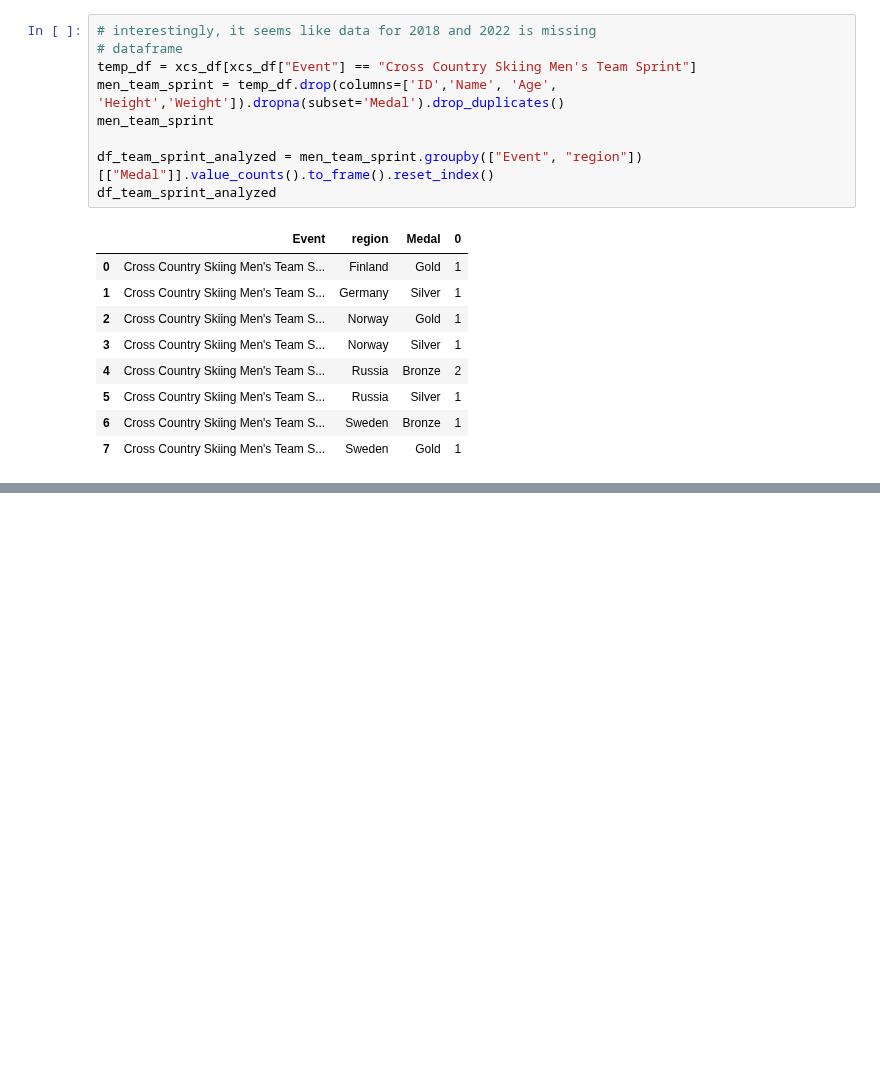
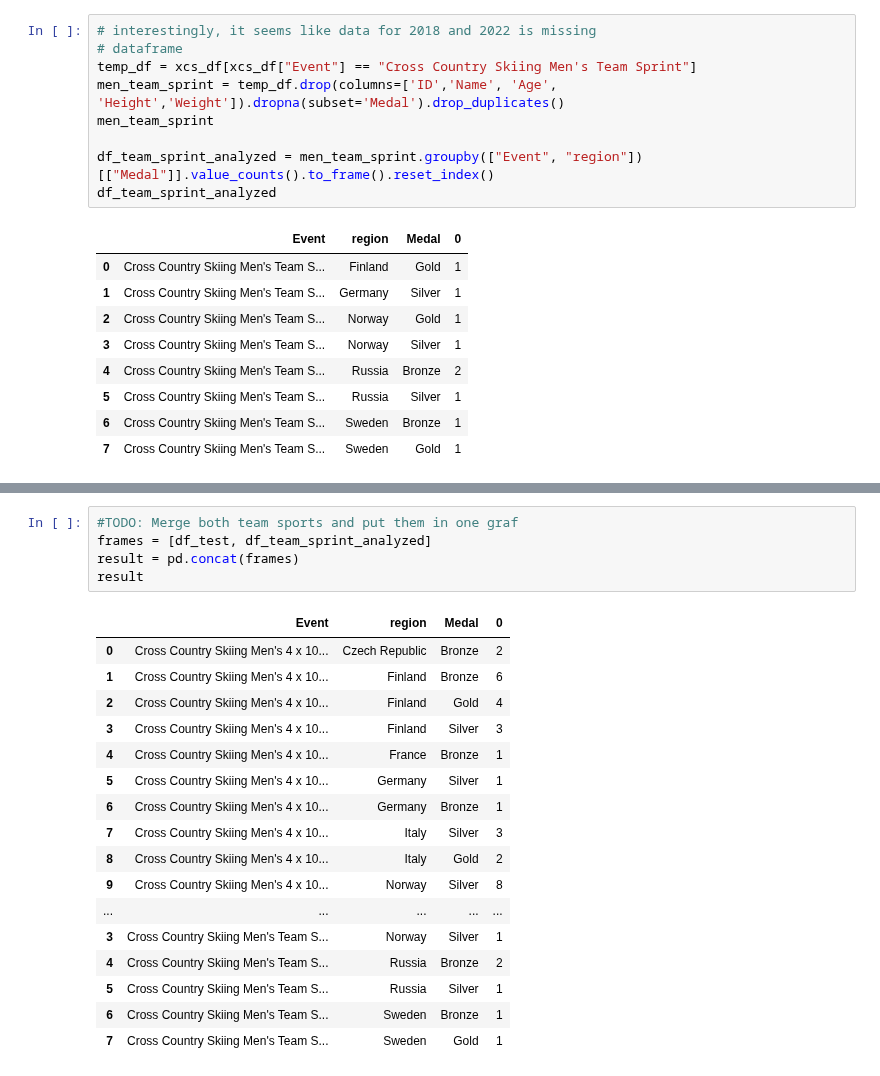
Before and after one commit to wlinds/ITHS-Projekt-OS, a Jupyter notebook: Notes/jonas_uppgift_2_clean.ipynb, the cells around one changed output, grey strips where cells are left out. Drawn from its saved outputs; the diff is of its cells as text; blank space fills up the shorter version.

Commit message:
concating dfs working

```diff
--- a/Notes/jonas_uppgift_2_clean.ipynb
+++ b/Notes/jonas_uppgift_2_clean.ipynb
@@ -85,0 +91,23 @@ df_team_sprint_analyzed
+# %%
+#TODO: Merge both team sports and put them in one graf
+frames = [df_test, df_team_sprint_analyzed]
+result = pd.concat(frames)
+result
+# %% [output]
+|  | Event | region | Medal | 0 |
+| 0 | Cross Country Skiing Men's 4 x 10... | Czech Republic | Bronze | 2 |
+| 1 | Cross Country Skiing Men's 4 x 10... | Finland | Bronze | 6 |
+| 2 | Cross Country Skiing Men's 4 x 10... | Finland | Gold | 4 |
+| 3 | Cross Country Skiing Men's 4 x 10... | Finland | Silver | 3 |
+| 4 | Cross Country Skiing Men's 4 x 10... | France | Bronze | 1 |
+| 5 | Cross Country Skiing Men's 4 x 10... | Germany | Silver | 1 |
+| 6 | Cross Country Skiing Men's 4 x 10... | Germany | Bronze | 1 |
+| 7 | Cross Country Skiing Men's 4 x 10... | Italy | Silver | 3 |
+| 8 | Cross Country Skiing Men's 4 x 10... | Italy | Gold | 2 |
+| 9 | Cross Country Skiing Men's 4 x 10... | Norway | Silver | 8 |
+| ... | ... | ... | ... | ... |
+| 3 | Cross Country Skiing Men's Team S... | Norway | Silver | 1 |
+| 4 | Cross Country Skiing Men's Team S... | Russia | Bronze | 2 |
+| 5 | Cross Country Skiing Men's Team S... | Russia | Silver | 1 |
+| 6 | Cross Country Skiing Men's Team S... | Sweden | Bronze | 1 |
+| 7 | Cross Country Skiing Men's Team S... | Sweden | Gold | 1 |
```
Also changed, not shown: parts of 2 cells of this notebook.
